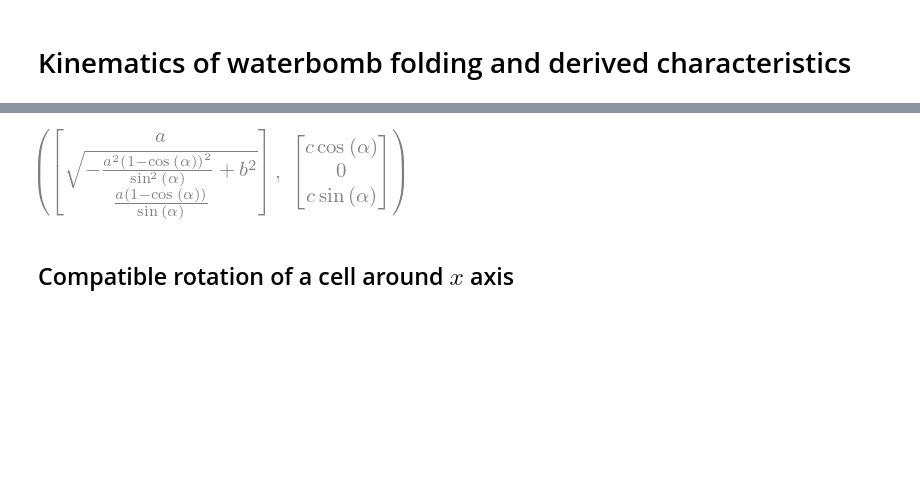
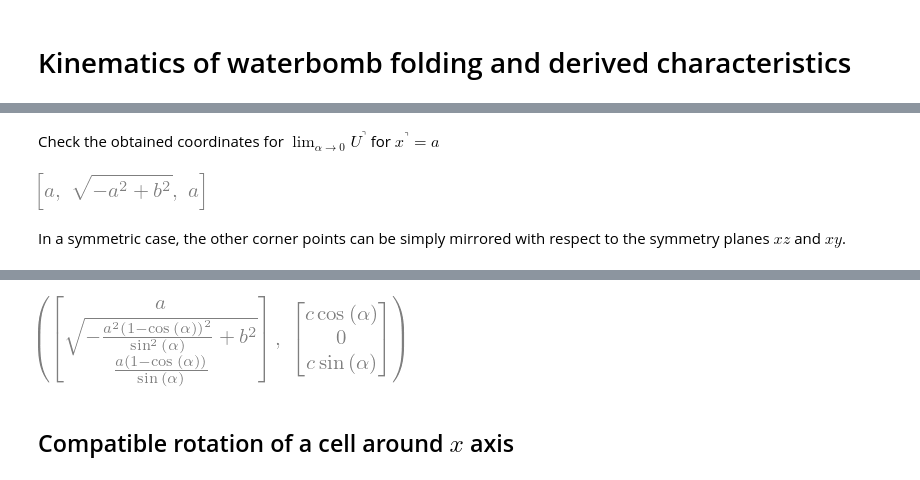
Before and after one commit to bmcs-group/bmcs_shell, a Jupyter notebook: bmcs_shell/folding/wb_cell.ipynb, the cells around one changed output, grey strips where cells are left out. Drawn from its saved outputs; the diff is of its cells as text; code cells hidden in the pictures; blank space fills up the shorter version.

```diff
--- a/bmcs_shell/folding/wb_cell.ipynb
+++ b/bmcs_shell/folding/wb_cell.ipynb
@@ -86,0 +90,9 @@ u_3_, u_2_
+# %% [markdown]
+Check the obtained coordinates for $\lim_{\alpha \rightarrow 0} U^\urcorner$ for $x^\urcorner = a$
+# %%
+[sp.limit( U_ur.subs(x_ur,a)[idx], alpha, 0) for idx in [0,1,2]]
+# %% [output]
+[figure, added]
+# %% [markdown]
+In a symmetric case, the other corner points can be simply mirrored
+with respect to the symmetry planes $xz$ and $xy$.
```
Also changed, not shown: parts of 50 cells of this notebook, 2 other files.
